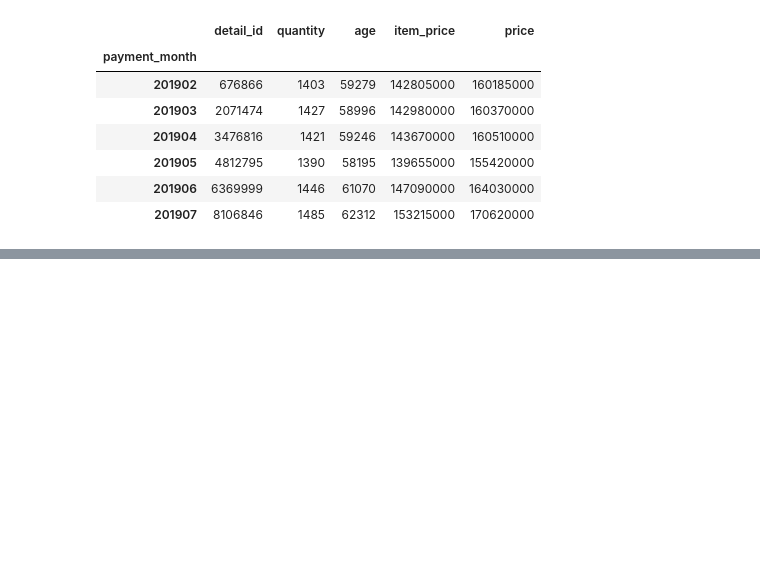
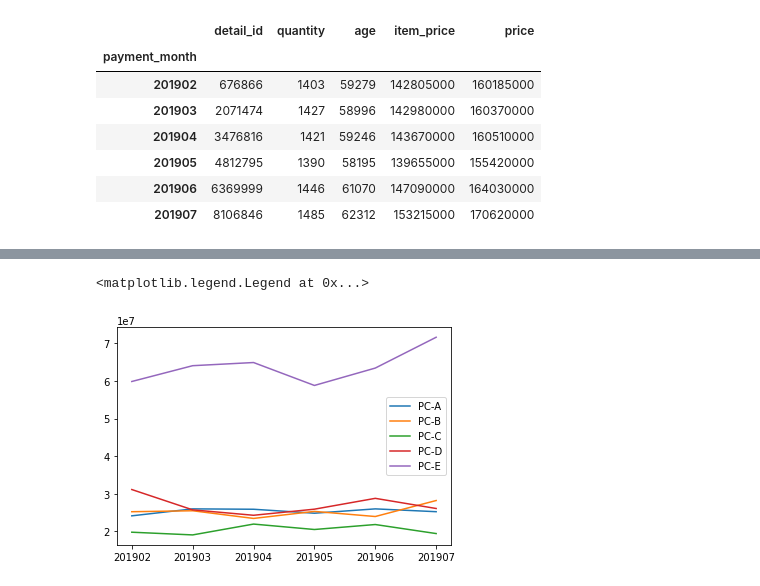
Before and after one commit to cm-kazup0n/100nock, a Jupyter notebook: chap1.ipynb, the cells around one changed output, grey strips where cells are left out. Cells and saved outputs as stored; diff of their text form; code cells hidden in the pictures; blank space fills up the shorter version.

```diff
--- a/chap1.ipynb
+++ b/chap1.ipynb
@@ -86,3 +89,10 @@ pd.pivot_table(join_data, index='item_name', columns=['payment_month'], values=[
 | PC-C | 19800000 | 19080000 | 21960000 | 20520000 | 21840000 | 19440000 | 165 | 159 | 183 | 171 | ... |
 | PC-D | 31140000 | 25740000 | 24300000 | 25920000 | 28800000 | 26100000 | 173 | 143 | 135 | 144 | ... |
 | PC-E | 59850000 | 64050000 | 64890000 | 58800000 | 63420000 | 71610000 | 285 | 305 | 309 | 280 | ... |
+# %%
+graph_data = pd.pivot_table(join_data,
+  index='payment_month',
+  columns='item_name',
+  values='price',
+  aggfunc='sum')
+graph_data.head(5)
@@ -88,0 +107,12 @@ pd.pivot_table(join_data, index='item_name', columns=['payment_month'], values=[
+# %%
+import matplotlib.pyplot as plt
+%matplotlib inline
+
+items = join_data['item_name'].unique()
+items.sort()
+for item in items:
+  plt.plot(list(graph_data.index), graph_data[item], label=item)
+plt.legend()
+# %% [output]
+<matplotlib.legend.Legend at 0x...>
+[figure, added]
```
Also changed, not shown: parts of 2 cells of this notebook.
